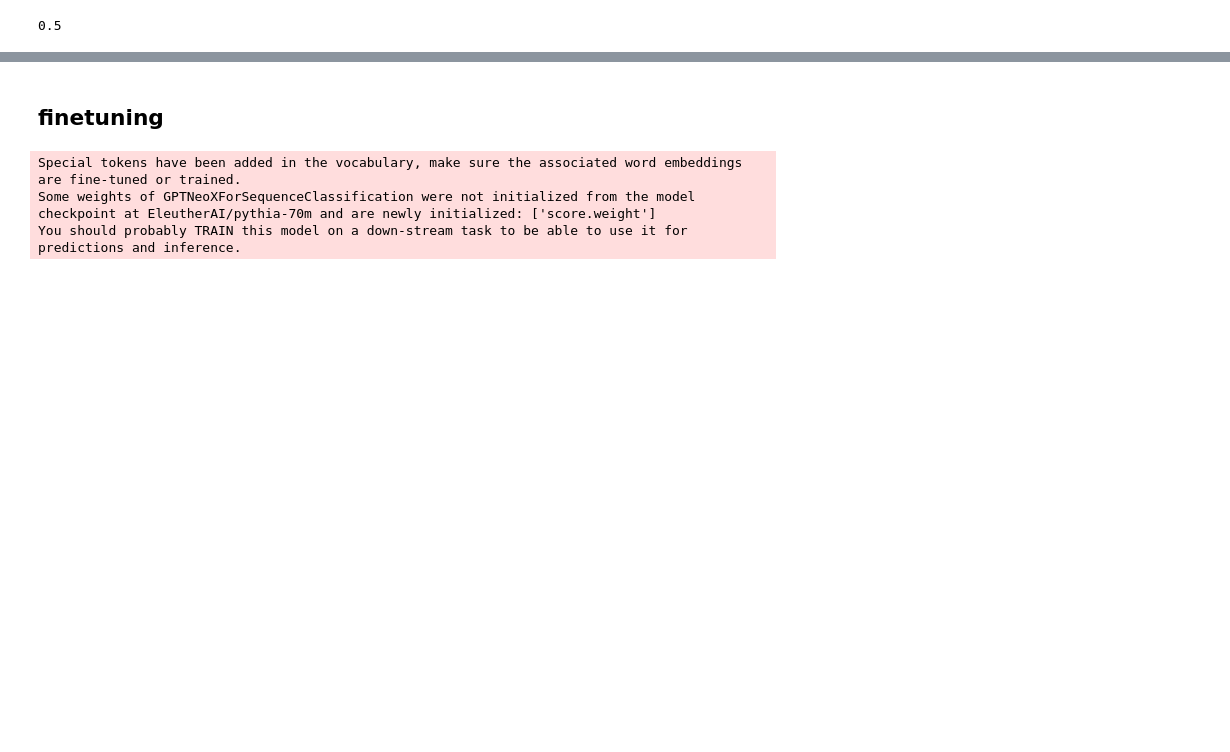
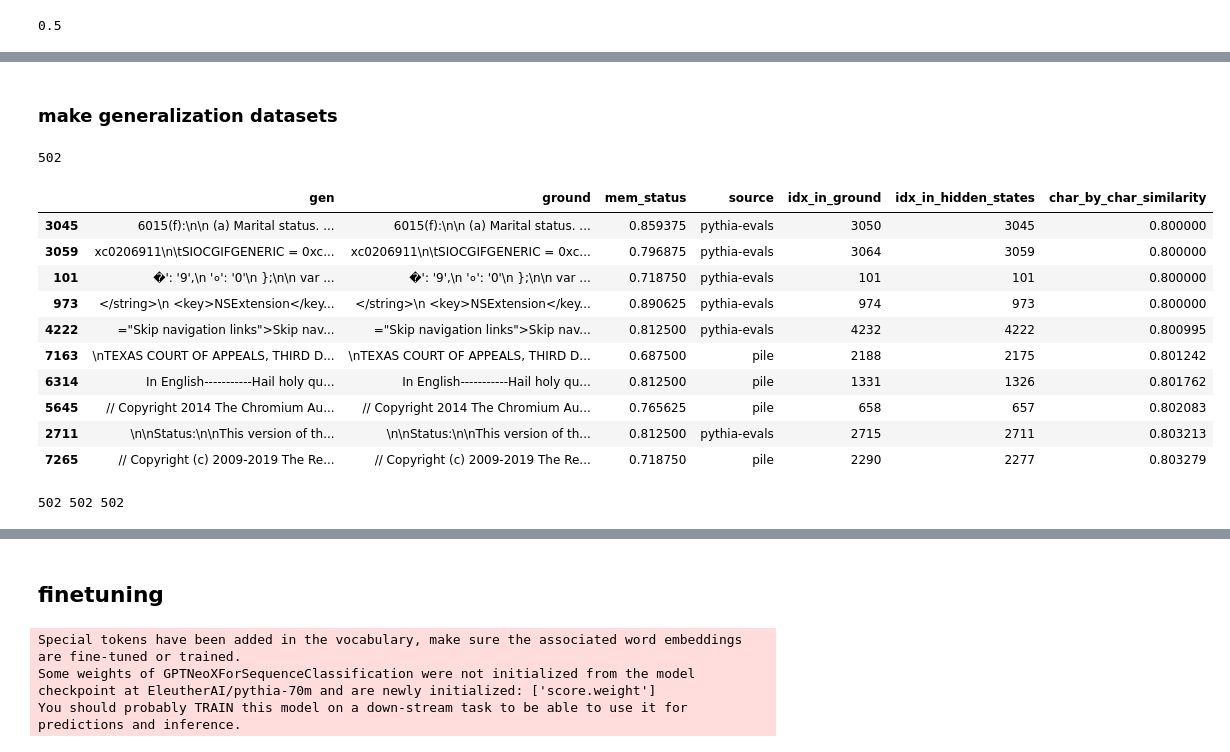
Before and after one commit to Wanff/training-data-probes, a Jupyter notebook: datasets.ipynb, the cells around one changed output, grey strips where cells are left out. Cells and saved outputs as stored; diff of their text form; code cells hidden in the pictures; blank space fills up the shorter version.

```diff
--- a/datasets.ipynb
+++ b/datasets.ipynb
@@ -220,0 +249,2 @@ dataset.save_to_disk(os.path.join(path, 'hf_token_dataset_v0'))
+# %% [markdown]
+### make generalization datasets
@@ -220,0 +255,25 @@ dataset.save_to_disk(os.path.join(path, 'hf_token_dataset_v0'))
+# %%
+hard_pos = df[df['char_by_char_similarity'] != 1]
+hard_pos = hard_pos[hard_pos['char_by_char_similarity'] >= 0.8]
+
+positive_idxs = hard_pos.index.tolist()
+
+print(len(hard_pos))
+# %% [output]
+502
+# %%
+hard_pos.sort_values(by=['char_by_char_similarity'], ascending=True, inplace=True)
+
+hard_pos.head(10)
+# %% [output]
+|  | gen | ground | mem_status | source | idx_in_ground | idx_in_hidden_states | char_by_char_similarity |
+| 3045 | 6015(f):\n\n (a) Marital status. ... | 6015(f):\n\n (a) Marital status. ... | 0.859375 | pythia-evals | 3050 | 3045 | 0.800000 |
+| 3059 | xc0206911\n\tSIOCGIFGENERIC = 0xc... | xc0206911\n\tSIOCGIFGENERIC = 0xc... | 0.796875 | pythia-evals | 3064 | 3059 | 0.800000 |
+| 101 | �': '9',\n '०': '0'\n };\n\n var ... | �': '9',\n '०': '0'\n };\n\n var ... | 0.718750 | pythia-evals | 101 | 101 | 0.800000 |
+| 973 | </string>\n <key>NSExtension</key... | </string>\n <key>NSExtension</key... | 0.890625 | pythia-evals | 974 | 973 | 0.800000 |
+| 4222 | ="Skip navigation links">Skip nav... | ="Skip navigation links">Skip nav... | 0.812500 | pythia-evals | 4232 | 4222 | 0.800995 |
+| 7163 | \nTEXAS COURT OF APPEALS, THIRD D... | \nTEXAS COURT OF APPEALS, THIRD D... | 0.687500 | pile | 2188 | 2175 | 0.801242 |
+| 6314 | In English-----------Hail holy qu... | In English-----------Hail holy qu... | 0.812500 | pile | 1331 | 1326 | 0.801762 |
+| 5645 | // Copyright 2014 The Chromium Au... | // Copyright 2014 The Chromium Au... | 0.765625 | pile | 658 | 657 | 0.802083 |
+| 2711 | \n\nStatus:\n\nThis version of th... | \n\nStatus:\n\nThis version of th... | 0.812500 | pythia-evals | 2715 | 2711 | 0.803213 |
+| 7265 | // Copyright (c) 2009-2019 The Re... | // Copyright (c) 2009-2019 The Re... | 0.718750 | pile | 2290 | 2277 | 0.803279 |
@@ -220,0 +286,16 @@ dataset.save_to_disk(os.path.join(path, 'hf_token_dataset_v0'))
+# %%
+tokens = mem_data_toks + pile_tokens
+labels = []
+for i in tqdm(range(len(tokens))):
+    if i in positive_idxs:
+        labels.append(1)
+    else:
+        labels.append(-1)
+
+# remove -1 labels
+tokens = [tok for i, tok in enumerate(tokens) if labels[i] != -1]
+labels = [label for label in labels if label != -1]
+
+print(len(tokens), len(labels), len(positive_idxs))
+# %% [output]
+502 502 502
```
Also changed, not shown: parts of 19 cells of this notebook, 5 other files.
